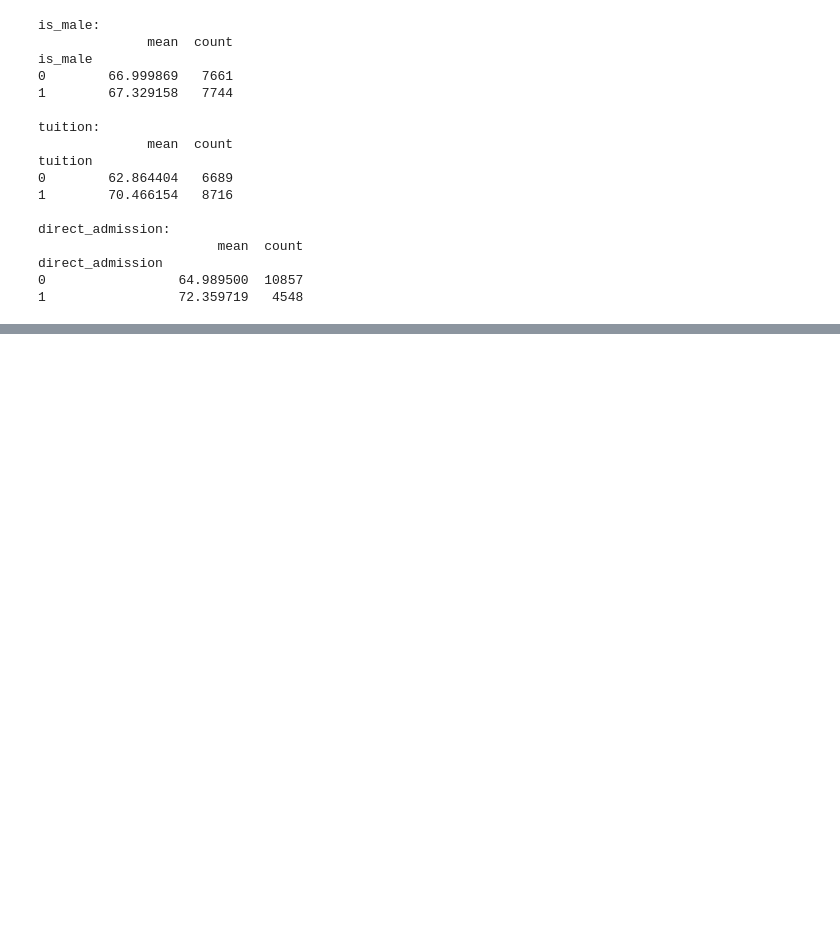
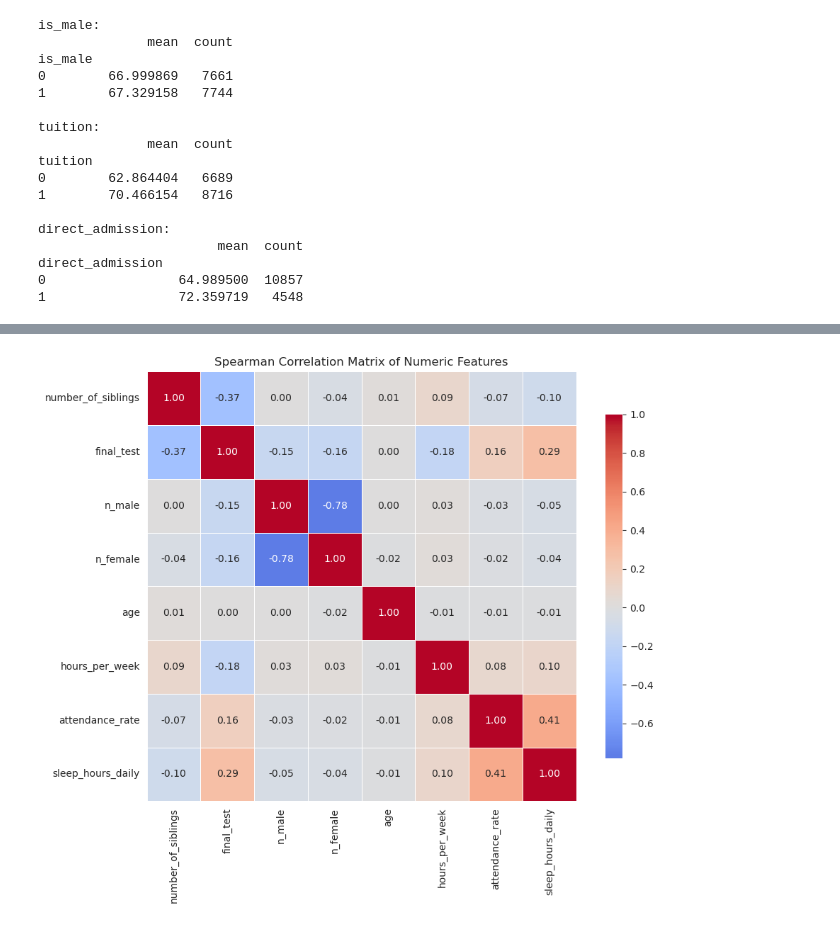
Before and after one commit to Marcooos05/AIAP-Foundation-Module-3-Self-Prac, a Jupyter notebook: eda.ipynb, the cells around one changed output, grey strips where cells are left out. Cells and saved outputs as stored; diff of their text form; code cells hidden in the pictures; blank space fills up the shorter version.

```diff
--- a/eda.ipynb
+++ b/eda.ipynb
@@ -514,0 +432,11 @@ Test set shape: (8447, 9) (8447,)
+# %%
+corr_spearman = df[numeric_cols].corr(method='spearman')
+
+plt.figure(figsize=(10, 8))
+sns.heatmap(corr_spearman, annot=True, fmt='.2f', cmap='coolwarm', center=0,
+            square=True, linewidths=0.5, cbar_kws={'shrink': 0.8})
+plt.title('Spearman Correlation Matrix of Numeric Features')
+plt.tight_layout()
+plt.show()
+# %% [output]
+[figure, added]
```
Also changed, not shown: parts of 83 cells of this notebook.
